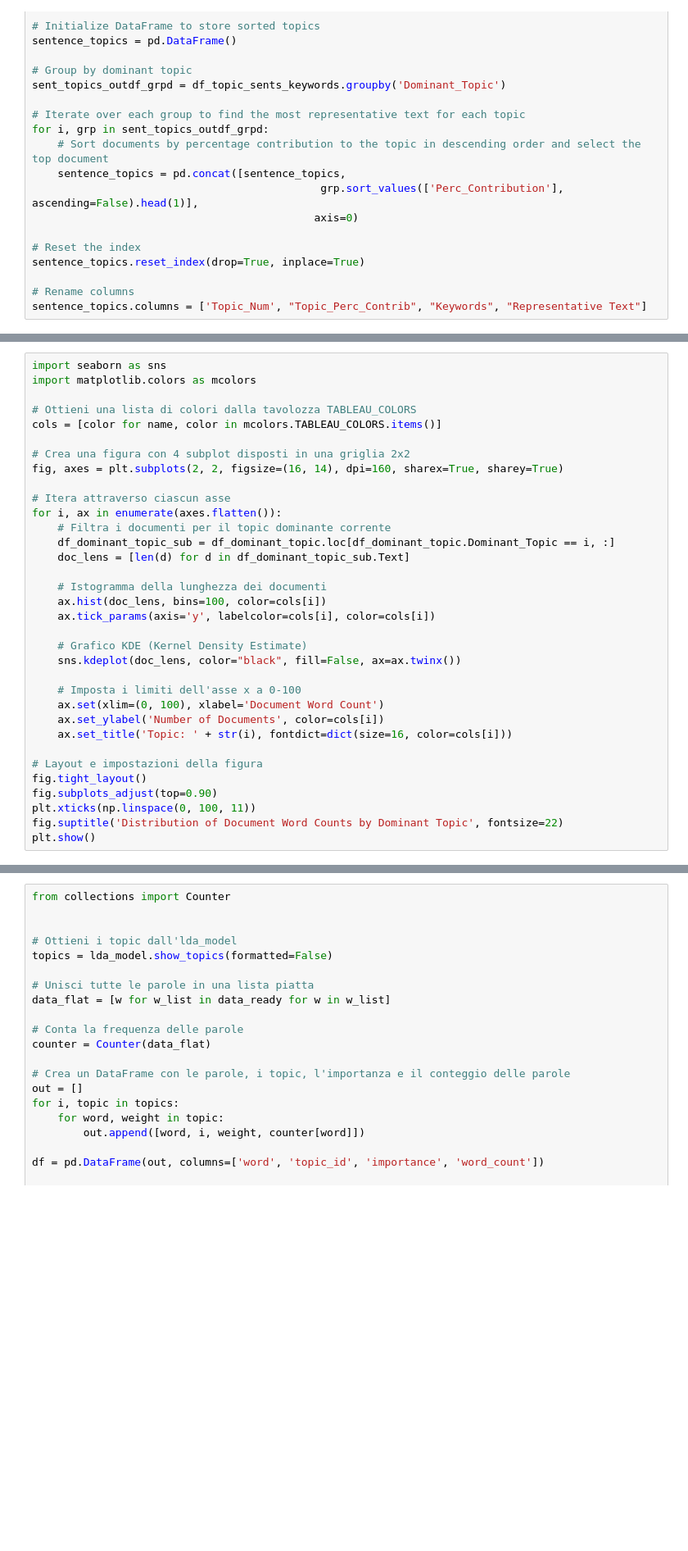
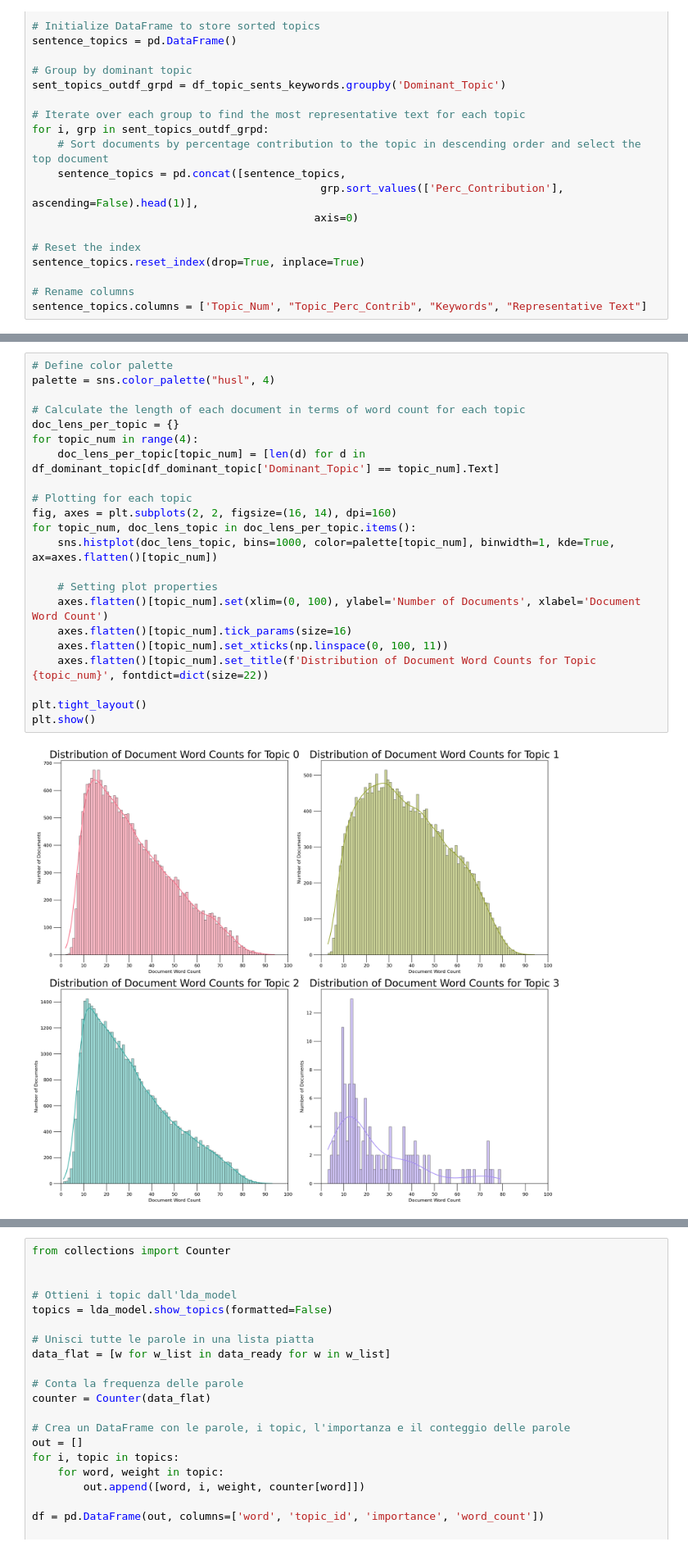
Before and after one commit to Angelido/HLT---Sentiment-Analysis, a Jupyter notebook: Code/Topic_Modeling.ipynb, the cells around one changed output, grey strips where cells are left out. Shown at 82% size. Saved outputs shown, nothing was run; the diff lists cells and outputs as text; blank space fills up the shorter version.

```diff
--- a/Code/Topic_Modeling.ipynb
+++ b/Code/Topic_Modeling.ipynb
@@ -608,34 +617,24 @@ plt.show()
-# %%
-import seaborn as sns
-import matplotlib.colors as mcolors
-
-# Ottieni una lista di colori dalla tavolozza TABLEAU_COLORS
-cols = [color for name, color in mcolors.TABLEAU_COLORS.items()]
-
-# Crea una figura con 4 subplot disposti in una griglia 2x2
-fig, axes = plt.subplots(2, 2, figsize=(16, 14), dpi=160, sharex=True, sharey=True)
-
-# Itera attraverso ciascun asse
-for i, ax in enumerate(axes.flatten()):
-    # Filtra i documenti per il topic dominante corrente
-    df_dominant_topic_sub = df_dominant_topic.loc[df_dominant_topic.Dominant_Topic == i, :]
-    doc_lens = [len(d) for d in df_dominant_topic_sub.Text]
-
-    # Istogramma della lunghezza dei documenti
-    ax.hist(doc_lens, bins=100, color=cols[i])
-    ax.tick_params(axis='y', labelcolor=cols[i], color=cols[i])
-
-    # Grafico KDE (Kernel Density Estimate)
-    sns.kdeplot(doc_lens, color="black", fill=False, ax=ax.twinx())
-
-    # Imposta i limiti dell'asse x a 0-100
-    ax.set(xlim=(0, 100), xlabel='Document Word Count')
-    ax.set_ylabel('Number of Documents', color=cols[i])
-    ax.set_title('Topic: ' + str(i), fontdict=dict(size=16, color=cols[i]))
-
-# Layout e impostazioni della figura
-fig.tight_layout()
-fig.subplots_adjust(top=0.90)
-plt.xticks(np.linspace(0, 100, 11))
-fig.suptitle('Distribution of Document Word Counts by Dominant Topic', fontsize=22)
-plt.show()
+# %%
+# Define color palette
+palette = sns.color_palette("husl", 4)
+
+# Calculate the length of each document in terms of word count for each topic
+doc_lens_per_topic = {}
+for topic_num in range(4):
+    doc_lens_per_topic[topic_num] = [len(d) for d in df_dominant_topic[df_dominant_topic['Dominant_Topic'] == topic_num].Text]
+
+# Plotting for each topic
+fig, axes = plt.subplots(2, 2, figsize=(16, 14), dpi=160)
+for topic_num, doc_lens_topic in doc_lens_per_topic.items():
+    sns.histplot(doc_lens_topic, bins=1000, color=palette[topic_num], binwidth=1, kde=True, ax=axes.flatten()[topic_num])
+
+    # Setting plot properties
+    axes.flatten()[topic_num].set(xlim=(0, 100), ylabel='Number of Documents', xlabel='Document Word Count')
+    axes.flatten()[topic_num].tick_params(size=16)
+    axes.flatten()[topic_num].set_xticks(np.linspace(0, 100, 11))
+    axes.flatten()[topic_num].set_title(f'Distribution of Document Word Counts for Topic {topic_num}', fontdict=dict(size=22))
+
+plt.tight_layout()
+plt.show()
+# %% [output]
+[figure, added]
```
Also changed, not shown: parts of 13 cells of this notebook.
